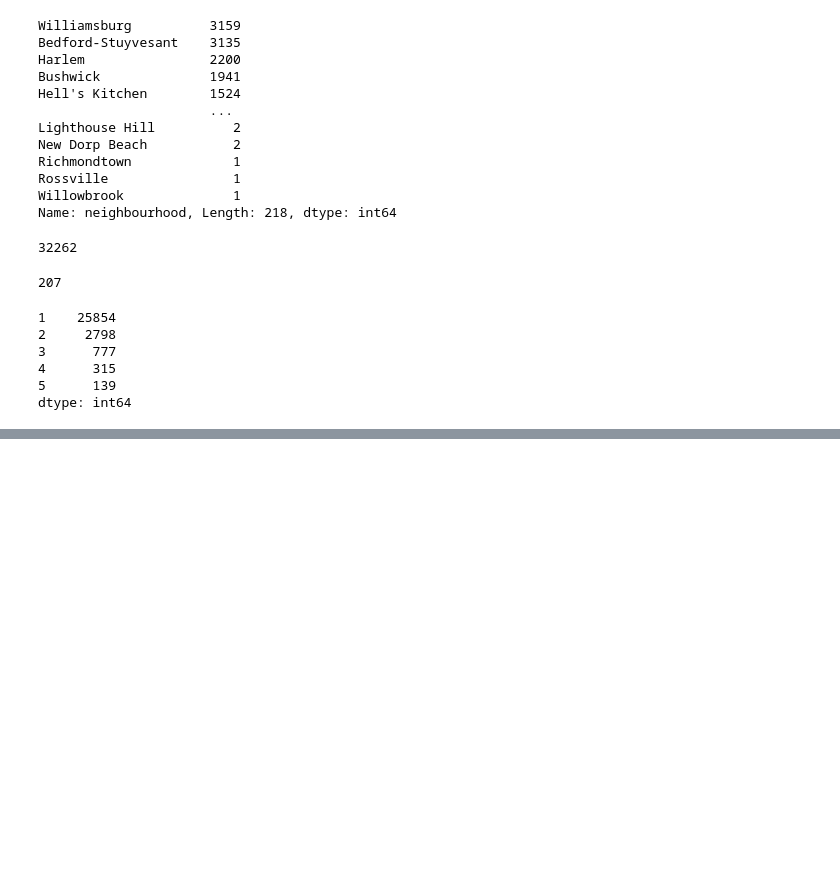
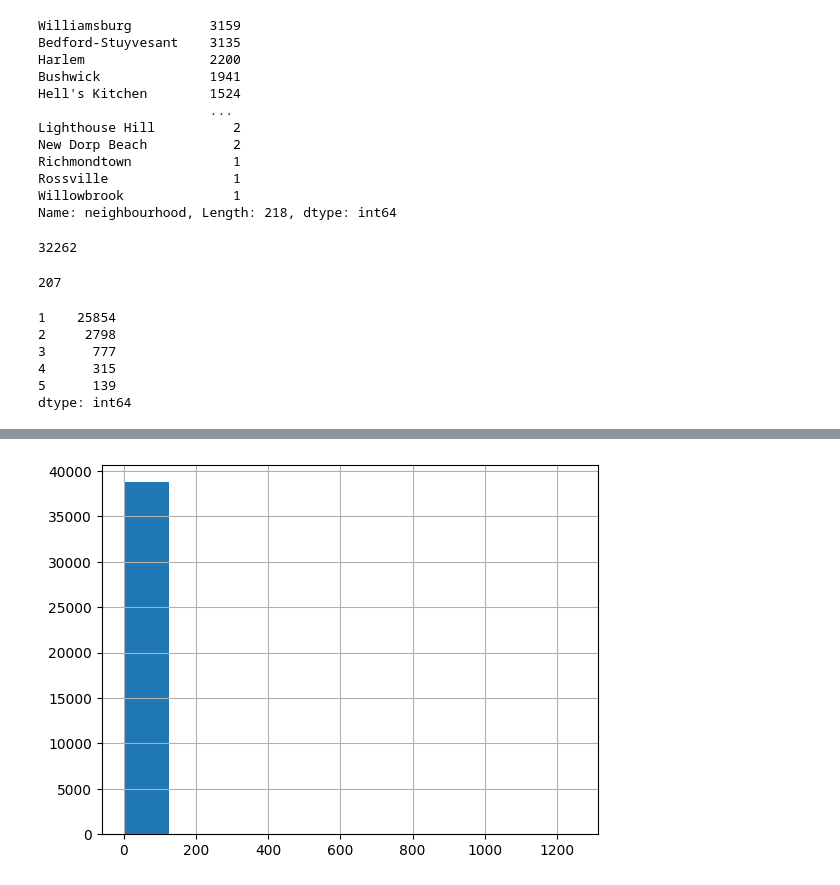
Before and after one commit to Suesue098/Basic, a Jupyter notebook: New York AirBnb open data.ipynb, the cells around one changed output, grey strips where cells are left out. Drawn from its saved outputs; the diff is of its cells as text; code cells hidden in the pictures; blank space fills up the shorter version.

```diff
--- a/New York AirBnb open data.ipynb
+++ b/New York AirBnb open data.ipynb
@@ -324,0 +383,6 @@ dtype: int64
+# %%
+# Histogram of minimum nights
+hist_mn = df1['minimum_nights'].hist()
+plt.show()
+# %% [output]
+[figure, added]
```
Also changed, not shown: parts of 12 cells of this notebook.
